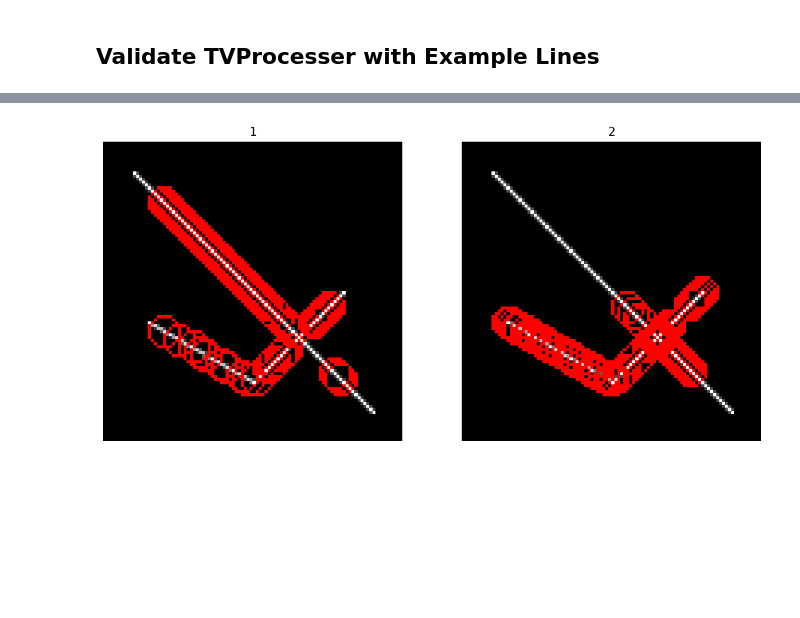
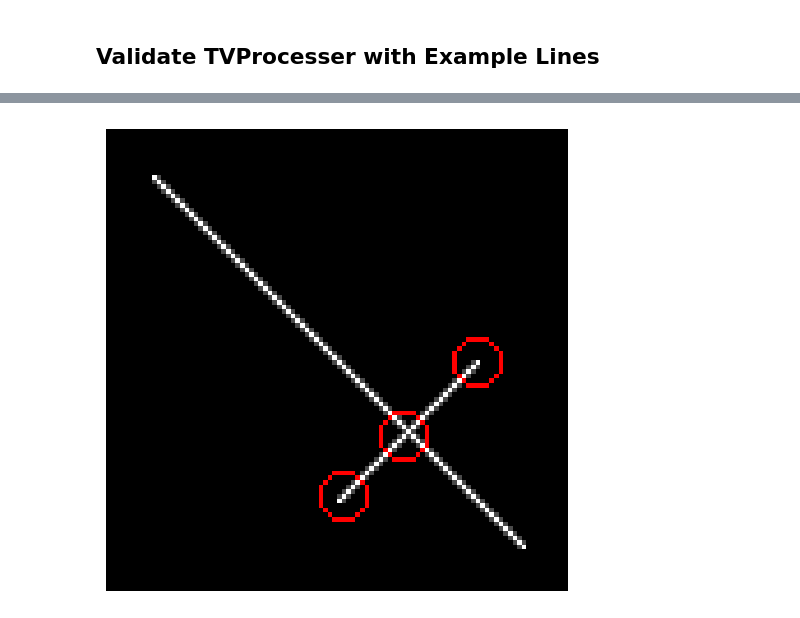
Before and after one commit to Spector3702/RetinalAnalysis, a Jupyter notebook: TV/process_tv.ipynb, the cells around one changed output, grey strips where cells are left out. Cells and saved outputs as stored; diff of their text form; code cells hidden in the pictures; blank space fills up the shorter version.

```diff
--- a/process_tv.ipynb
+++ b/TV/process_tv.ipynb
@@ -74,6 +98,4 @@ compare_plots(marked_acute_image, marked_obtuse_image)
 # %%
-from skimage.draw import line_aa
-
 # Create a synthetic image with a straight line and a curve
 synthetic_image = np.zeros((100, 100), dtype=np.uint8)
 
@@ -82,8 +104,6 @@ rr, cc, val = line_aa(10, 10, 90, 90)
 synthetic_image[rr, cc] = val * 255
 
 # Draw a curve by connecting two lines at a sharp angle
-rr, cc, val = line_aa(60, 15, 80, 50)
-synthetic_image[rr, cc] = val * 255
 rr, cc, val = line_aa(80, 50, 50, 80)
 synthetic_image[rr, cc] = val * 255
 
@@ -95,0 +116,3 @@ plot_image(synthetic_skeleton)
+# %%
+tv_processer = TVProcesser(synthetic_image)
+unit_vectors = tv_processer.get_unit_vectors(synthetic_skeleton, 2)
@@ -96,10 +123,6 @@ plot_image(synthetic_skeleton)
 # %%
-tv_processer = TVProcesser(synthetic_image)
-curvature_acute_points, curvature_obtuse_points = tv_processer.calculate_curvature(synthetic_skeleton, window_size=10, curvature_threshold=np.pi/4)
-
-marked_acute_image = tv_processer.mark_curvature_points(curvature_acute_points, radius=5, color=(255, 0, 0))
-marked_obtuse_image = tv_processer.mark_curvature_points(curvature_obtuse_points, radius=5, color=(255, 0, 0))
-
-compare_plots(marked_acute_image, marked_obtuse_image)
+curvature_points = tv_processer.calculate_curvature_from_vectors(unit_vectors, curvature_threshold=np.pi/2)
+marked_acute_image = tv_processer.mark_curvature_points(curvature_points, radius=5, color=(255, 0, 0))
+plot_image(marked_acute_image)
 # %% [output]
-[figure, old version]
+[figure, new version]
```
Also changed, not shown: parts of 10 cells of this notebook, 2 other files.
